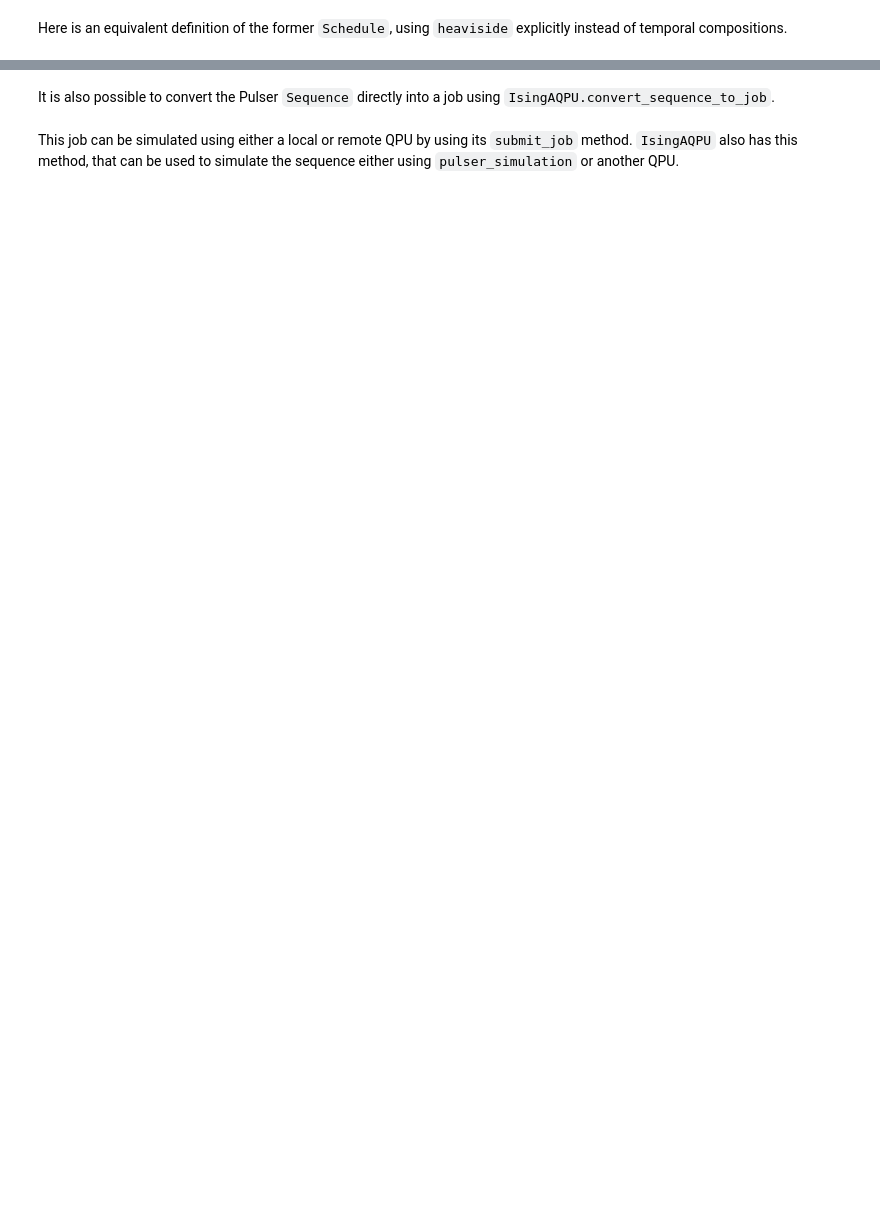
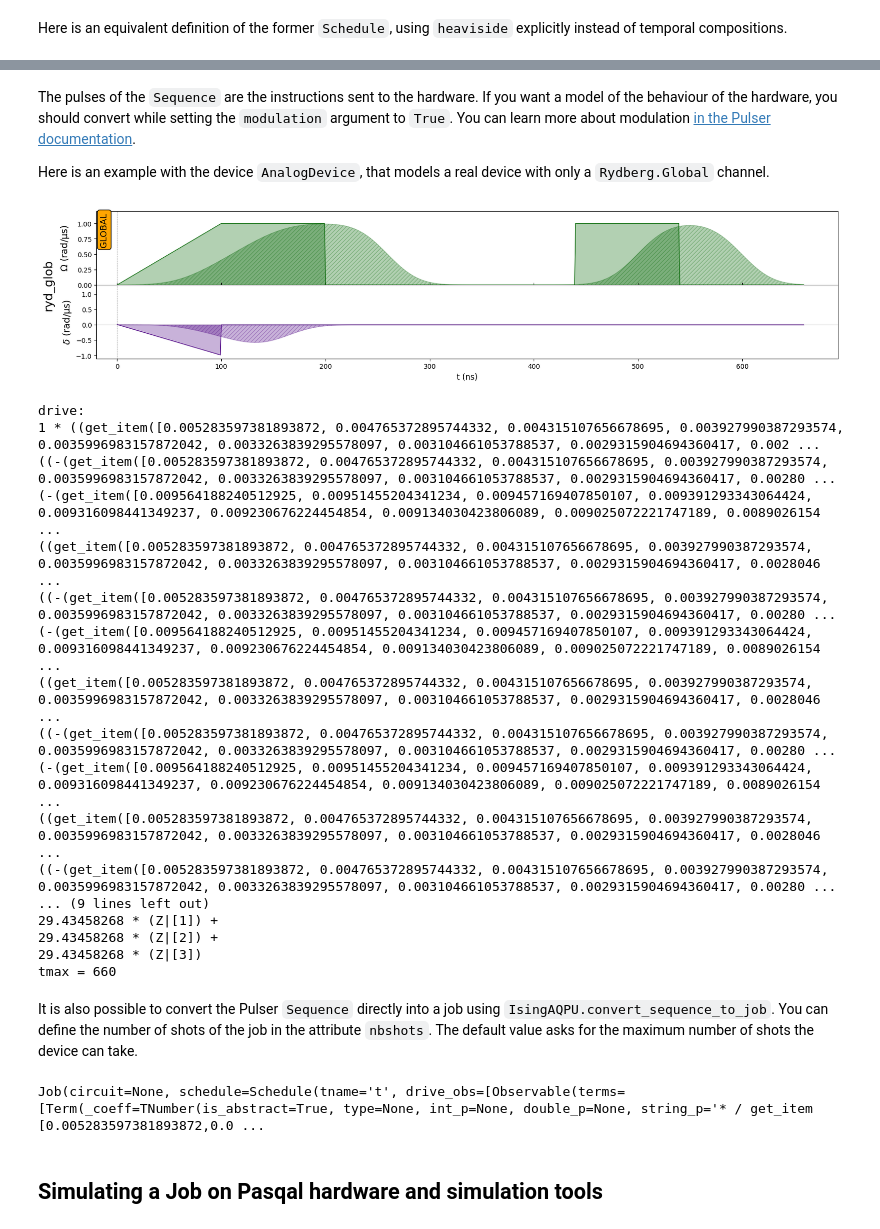
Before and after one commit to pasqal-io/Pulser-myQLM, a Jupyter notebook: tutorials/pulser-myqlm.ipynb, the cells around one changed output, grey strips where cells are left out. Drawn from its saved outputs; the diff is of its cells as text; code cells hidden in the pictures; blank space fills up the shorter version.

```diff
--- a/tutorials/pulser-myqlm.ipynb
+++ b/tutorials/pulser-myqlm.ipynb
@@ -48,5 +68,5 @@ The main parameters are $\Omega$, $\delta$ and $\phi$, that are the amplitude, d
 # %%
 t_variable = Variable("t")  # in ns
 u_variable = Variable("u")  # parameter
-omega_t = t_variable  # in rad/us
-delta_t = 1 - t_variable + u_variable  # in rad/us
+omega_t = t_variable / 100 # in rad/us
+delta_t = (1 - t_variable + u_variable) / 100  # in rad/us
@@ -58,6 +76,6 @@ We can then compute the Ising Hamiltonians associated to pulses defined by $\Ome
 - Here is an Hamiltonian associated with a pulse of constant amplitude $\Omega=1rad/\mu s$, zero detuning and phase.
 It is equivalent to apply a X gate on each qubit, and ZZ gates whose coefficients are defined from the Van der Waals interactions between the atoms.
 # %%
-t1 = 20  # in ns
-H1 = qpu.hamiltonian(1, 0, 0)  # omega(t)=1, delta(t)=0, phi=0
+t1 = 100  # in ns
+H1 = aqpu.hamiltonian(1, 0, 0)  # omega(t)=1, delta(t)=0, phi=0
 print(H1)  # in rad/us
@@ -64,6 +98,6 @@ print(H1)  # in rad/us
 # %% [markdown]
 - If now the phase is equal to $\pi / 2$, we no longer add a X gate on each qubit but a Y gate.
 # %%
-t2 = 20  # in ns
-H2 = qpu.hamiltonian(1, 0, np.pi / 2)  # omega(t)=1, delta(t)=0, phi=pi/2
+t2 = 100  # in ns
+H2 = aqpu.hamiltonian(1, 0, np.pi / 2)  # omega(t)=1, delta(t)=0, phi=pi/2
 print(H2)  # in rad/us
@@ -70,6 +120,6 @@ print(H2)  # in rad/us
 # %% [markdown]
 - It is also possible to define time-dependent pulses, varying in amplitude and detuning. See that the coefficients in front the ZZ operators are unchanged.
 # %%
-t0 = 16  # in ns
-H0 = qpu.hamiltonian(omega_t, delta_t, 0)  # omega(t)=omega_t, delta(t)=delta_t, phi=0
+t0 = 100  # in ns
+H0 = aqpu.hamiltonian(omega_t, delta_t, 0)  # omega(t)=omega_t, delta(t)=delta_t, phi=0
 print(H0)  # in rad/us
@@ -128,7 +240,40 @@ are_equivalent_schedules(schedule_from_seq, schedule(u=0))
+# %% [markdown]
+The pulses of the `Sequence` are the instructions sent to the hardware. If you want a model of the behaviour of the hardware, you should convert while setting the `modulation` argument to `True`. You can learn more about modulation [in the Pulser documentation](https://pulser.readthedocs.io/en/stable/tutorials/output_mod_eom.html).
+
+Here is an example with the device `AnalogDevice`, that models a real device with only a `Rydberg.Global` channel.
+# %%
+# Creating a Sequence from a real device
+analog_seq = seq.switch_device(AnalogDevice)
+analog_seq.draw()
+# Samples of the Sequence are in full line, modulated samples in hatched
+# mod_schedule_from_seq contains the modulated samples of the analog_seq
+mod_schedule_from_seq = IsingAQPU.convert_sequence_to_schedule(analog_seq, True)
+print(mod_schedule_from_seq)
+# %% [output]
+[figure, added]
+drive:
+1 * ((get_item([0.005283597381893872, 0.004765372895744332, 0.004315107656678695, 0.003927990387293574, 0.0035996983157872042, 0.0033263839295578097, 0.003104661053788537, 0.0029315904694360417, 0.002 ...
+((-(get_item([0.005283597381893872, 0.004765372895744332, 0.004315107656678695, 0.003927990387293574, 0.0035996983157872042, 0.0033263839295578097, 0.003104661053788537, 0.0029315904694360417, 0.00280 ...
+(-(get_item([0.009564188240512925, 0.00951455204341234, 0.009457169407850107, 0.009391293343064424, 0.009316098441349237, 0.009230676224454854, 0.009134030423806089, 0.009025072221747189, 0.0089026154 ...
+((get_item([0.005283597381893872, 0.004765372895744332, 0.004315107656678695, 0.003927990387293574, 0.0035996983157872042, 0.0033263839295578097, 0.003104661053788537, 0.0029315904694360417, 0.0028046 ...
+((-(get_item([0.005283597381893872, 0.004765372895744332, 0.004315107656678695, 0.003927990387293574, 0.0035996983157872042, 0.0033263839295578097, 0.003104661053788537, 0.0029315904694360417, 0.00280 ...
+(-(get_item([0.009564188240512925, 0.00951455204341234, 0.009457169407850107, 0.009391293343064424, 0.009316098441349237, 0.009230676224454854, 0.009134030423806089, 0.009025072221747189, 0.0089026154 ...
+((get_item([0.005283597381893872, 0.004765372895744332, 0.004315107656678695, 0.003927990387293574, 0.0035996983157872042, 0.0033263839295578097, 0.003104661053788537, 0.0029315904694360417, 0.0028046 ...
+((-(get_item([0.005283597381893872, 0.004765372895744332, 0.004315107656678695, 0.003927990387293574, 0.0035996983157872042, 0.0033263839295578097, 0.003104661053788537, 0.0029315904694360417, 0.00280 ...
+(-(get_item([0.009564188240512925, 0.00951455204341234, 0.009457169407850107, 0.009391293343064424, 0.009316098441349237, 0.009230676224454854, 0.009134030423806089, 0.009025072221747189, 0.0089026154 ...
+((get_item([0.005283597381893872, 0.004765372895744332, 0.004315107656678695, 0.003927990387293574, 0.0035996983157872042, 0.0033263839295578097, 0.003104661053788537, 0.0029315904694360417, 0.0028046 ...
+((-(get_item([0.005283597381893872, 0.004765372895744332, 0.004315107656678695, 0.003927990387293574, 0.0035996983157872042, 0.0033263839295578097, 0.003104661053788537, 0.0029315904694360417, 0.00280 ...
+... (9 lines left out)
+29.43458268 * (Z|[1]) +
+29.43458268 * (Z|[2]) +
+29.43458268 * (Z|[3])
+tmax = 660
 # %% [markdown]
-It is also possible to convert the Pulser `Sequence` directly into a job using `IsingAQPU.convert_sequence_to_job`.
+It is also possible to convert the Pulser `Sequence` directly into a job using `IsingAQPU.convert_sequence_to_job`. You can define the number of shots of the job in the attribute `nbshots`. The default value asks for the maximum number of shots the device can take.
 # %%
-job_from_seq = IsingAQPU.convert_sequence_to_job(seq)
+job_from_seq = IsingAQPU.convert_sequence_to_job(analog_seq, nbshots=1000, modulation=True)
 print(job_from_seq)
+# %% [output]
+Job(circuit=None, schedule=Schedule(tname='t', drive_obs=[Observable(terms=[Term(_coeff=TNumber(is_abstract=True, type=None, int_p=None, double_p=None, string_p='* / get_item [0.005283597381893872,0.0 ...
-# %% [markdown]
-This job can be simulated using either a local or remote QPU by using its `submit_job` method. `IsingAQPU` also has this method, that can be used to simulate the sequence either using `pulser_simulation` or another QPU.
+# %% [markdown]
+## Simulating a Job on Pasqal hardware and simulation tools
```
Also changed, not shown: parts of 38 cells of this notebook.
